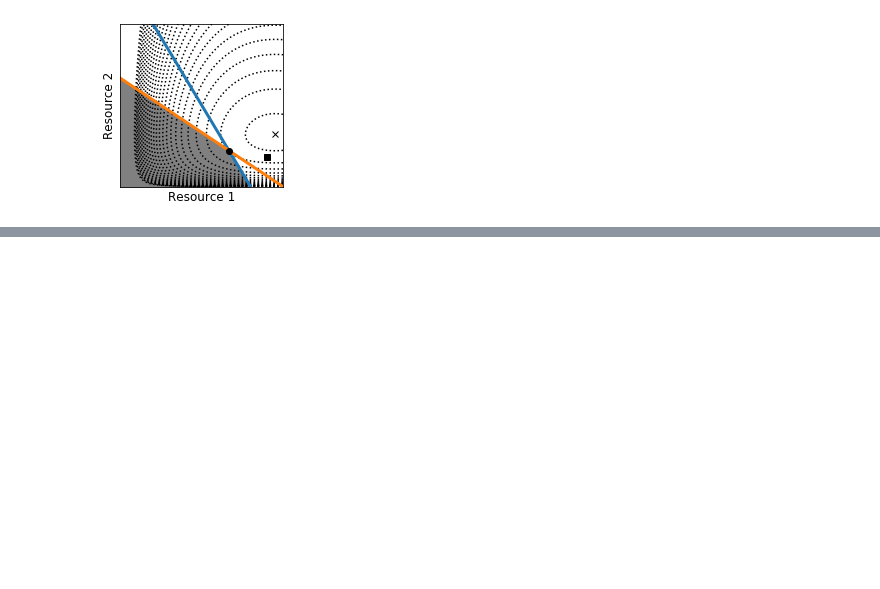
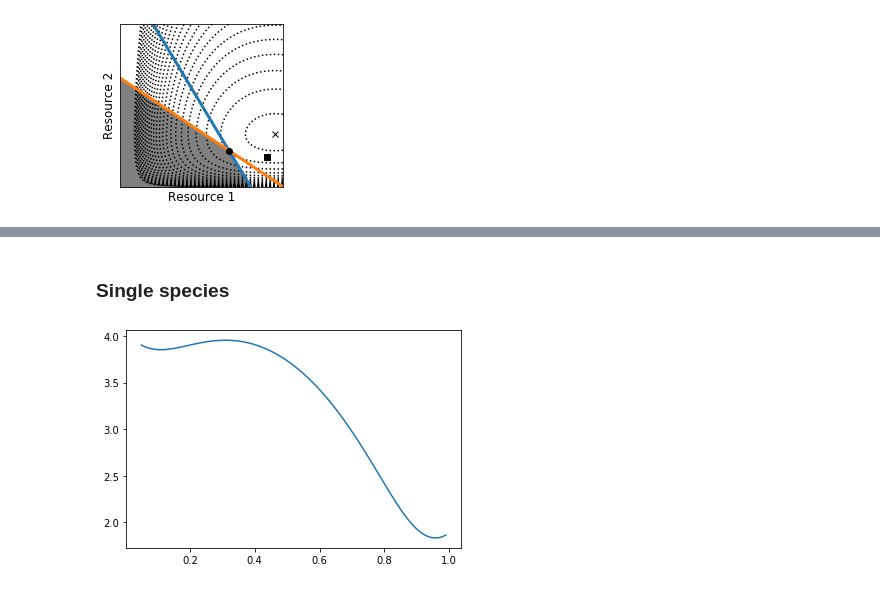
Before and after one commit to Emergent-Behaviors-in-Biology/mepp, a Jupyter notebook: Examples.ipynb, the cells around one changed output, grey strips where cells are left out. Saved outputs shown, nothing was run; the diff lists cells and outputs as text; code cells hidden in the pictures; blank space fills up the shorter version.

Commit message:
evolution plots

```diff
--- a/Examples.ipynb
+++ b/Examples.ipynb
@@ -1010,0 +1019,48 @@ plt.show()
+# %% [markdown]
+### Single species
+# %%
+xvec=np.linspace(0.05,0.99,100)
+params={'alpha':2,
+       'm':1,
+       'S':np.asarray([3.5,5]),
+       'l':np.ones(2)}
+R_init1 = np.asarray([params['S'][0]-1,params['m']])
+R_init2 = np.asarray([params['m'],params['S'][1]-1])
+def g(R,x):
+    return ((x*R[0])**params['alpha']+((1-x)*R[1])**params['alpha'])**(1/params['alpha'])
+def g_jac(R,x):
+    return np.asarray([x**params['alpha']*R[0]**(params['alpha']-1),(1-x)**params['alpha']*R[1]**(params['alpha']-1)])*g(R,x)**(1-params['alpha'])
+def g_hess(R,x,v):
+    h1 = (params['alpha']-1)*g_jac(R,x)*np.asarray([1/R[0]-g_jac(R,x)[0]/g(R,x),-g_jac(R,x)[0]/g(R,x)])
+    h2 = (params['alpha']-1)*g_jac(R,x)*np.asarray([-g_jac(R,x)[1]/g(R,x),1/R[1]-g_jac(R,x)[1]/g(R,x)])
+    h = np.asarray([h1,h2])
+    return h
+def d(R):
+    return params['l'].dot(kl_div(params['S'],R))
+def jac(R):
+    return params['l']*(R-params['S'])/(R)
+def hess(R):
+    return np.diag(params['l']*params['S']/(R**2))
+
+Rlist1 = []
+Rlist2 = []
+dlist1 = []
+dlist2 = []
+for x in xvec:
+    noninvadable = NonlinearConstraint(lambda R: g(R,x),-np.inf,params['m'],jac=lambda R: g_jac(R,x),hess=lambda R, v: g_hess(R,x,v))
+    resource_feasible = Bounds(0,np.inf)
+    out_opt = minimize(d, R_init1, method='trust-constr', constraints=noninvadable, bounds=resource_feasible, jac=jac, hess=hess)
+    Rlist1.append(out_opt.x)
+    dlist1.append(out_opt.fun)
+    out_opt = minimize(d, R_init2, method='trust-constr', constraints=noninvadable, bounds=resource_feasible, jac=jac, hess=hess)
+    Rlist2.append(out_opt.x)
+    dlist2.append(out_opt.fun)
+Rlist1 = np.asarray(Rlist1)
+dlist1 = np.asarray(dlist1)
+Rlist2 = np.asarray(Rlist2)
+dlist2 = np.asarray(dlist2)
+# %%
+plt.plot(xvec,dlist1)
+plt.show()
+# %% [output]
+[figure, added]
```
Also changed, not shown: parts of 13 cells of this notebook, 5 other files.
